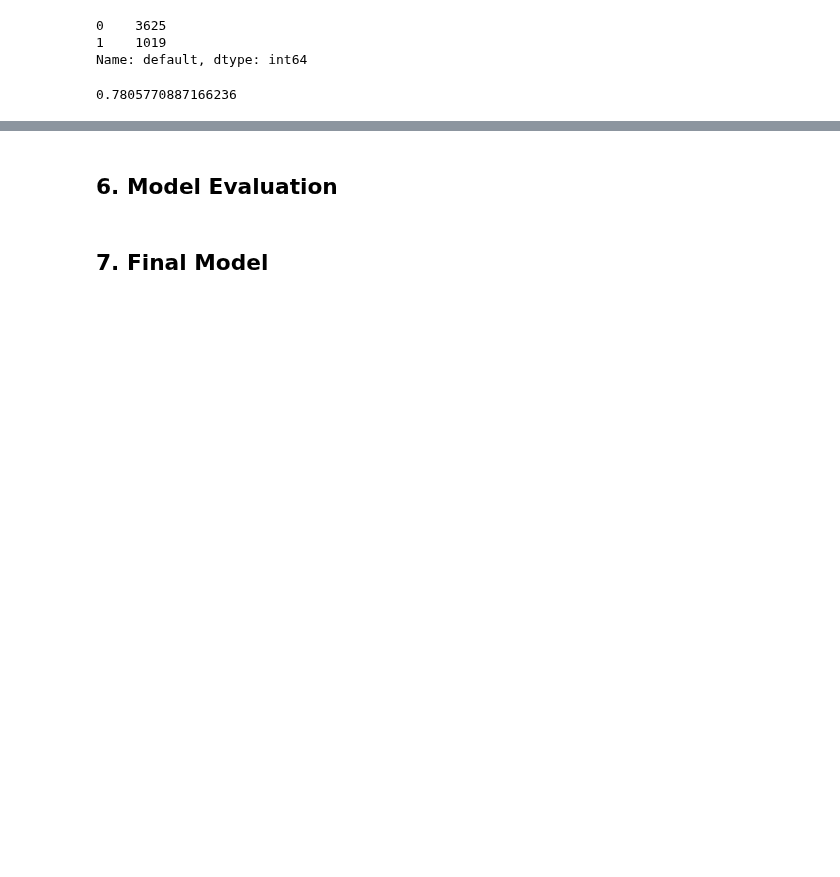
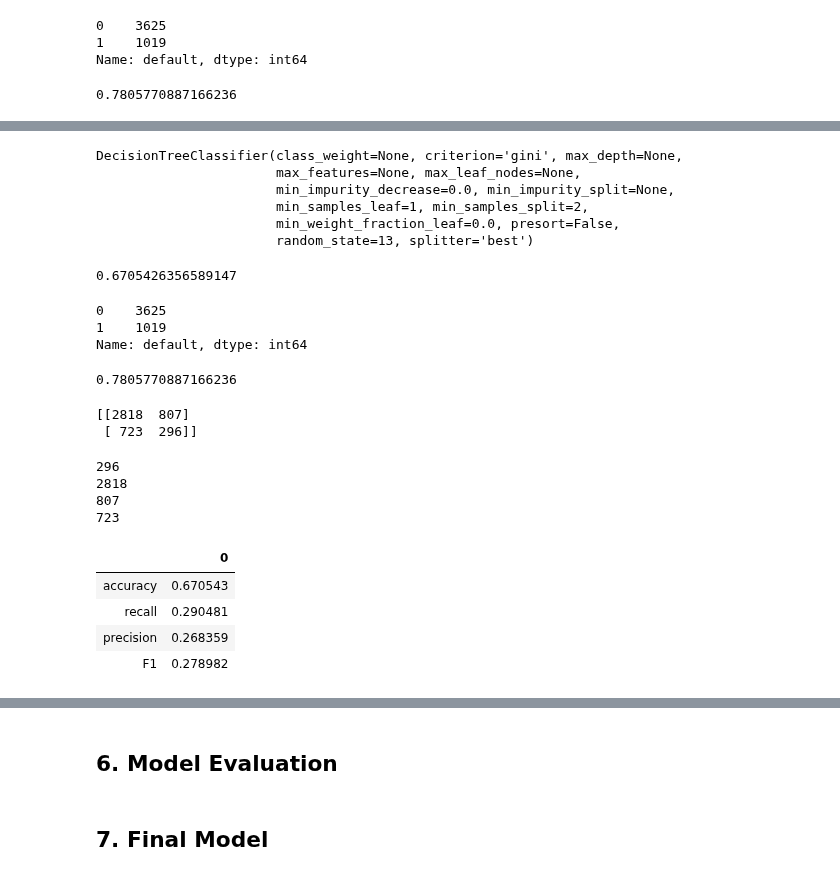
Before and after one commit to CaryMosley/Mod3Bakeoff, a Jupyter notebook: CaryBake.ipynb, the cells around one changed output, grey strips where cells are left out. Cells and saved outputs as stored; diff of their text form; code cells hidden in the pictures; blank space fills up the shorter version.

```diff
--- a/CaryBake.ipynb
+++ b/CaryBake.ipynb
@@ -936,0 +968,59 @@ print(FN)
+# %%
+tree = DecisionTreeClassifier(random_state = 13)
+tree.fit(X_train, y_train)
+# %% [output]
+DecisionTreeClassifier(class_weight=None, criterion='gini', max_depth=None,
+                       max_features=None, max_leaf_nodes=None,
+                       min_impurity_decrease=0.0, min_impurity_split=None,
+                       min_samples_leaf=1, min_samples_split=2,
+                       min_weight_fraction_leaf=0.0, presort=False,
+                       random_state=13, splitter='best')
+# %%
+y_pred_class = tree.predict(X_test)
+print(metrics.accuracy_score(y_test, y_pred_class))
+# %% [output]
+0.6705426356589147
+# %%
+y_test.value_counts()
+# %% [output]
+0    3625
+1    1019
+Name: default, dtype: int64
+# %%
+y_test.mean()
+max(y_test.mean(), 1 - y_test.mean())
+# %% [output]
+0.7805770887166236
+# %%
+print(metrics.confusion_matrix(y_test, y_pred_class))
+# %% [output]
+[[2818  807]
+ [ 723  296]]
+# %%
+confusion = metrics.confusion_matrix(y_test, y_pred_class)
+TP = confusion[1, 1]
+TN = confusion[0, 0]
+FP = confusion[0, 1]
+FN = confusion[1, 0]
+print(TP)
+print(TN)
+print(FP)
+print(FN)
+# %% [output]
+296
+2818
+807
+723
+# %%
+THRESHOLD = 0.5
+preds = np.where(tree.predict_proba(X_test)[:,1] > THRESHOLD, 1, 0)
+
+pd.DataFrame(data=[metrics.accuracy_score(y_test, preds), metrics.recall_score(y_test, preds),
+                   metrics.precision_score(y_test, preds), metrics.f1_score(y_test, preds)],
+             index=["accuracy", "recall", "precision", "F1"])
+# %% [output]
+|  | 0 |
+| accuracy | 0.670543 |
+| recall | 0.290481 |
+| precision | 0.268359 |
+| F1 | 0.278982 |
```
Also changed, not shown: parts of 16 cells of this notebook.
